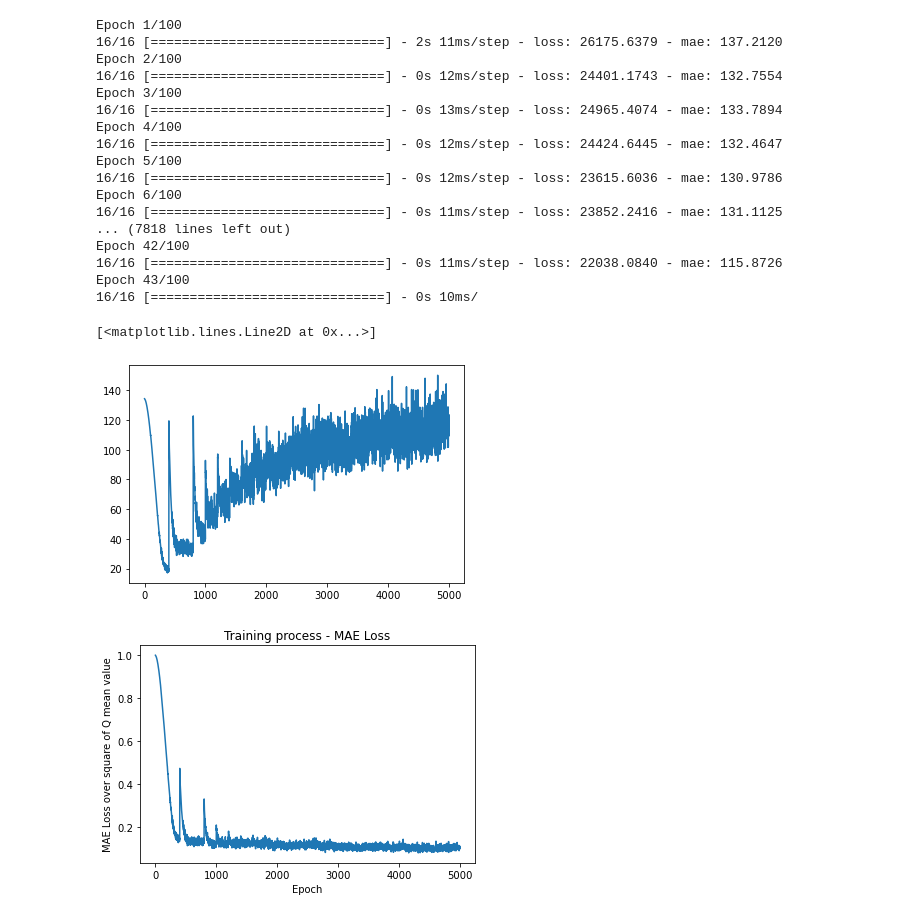
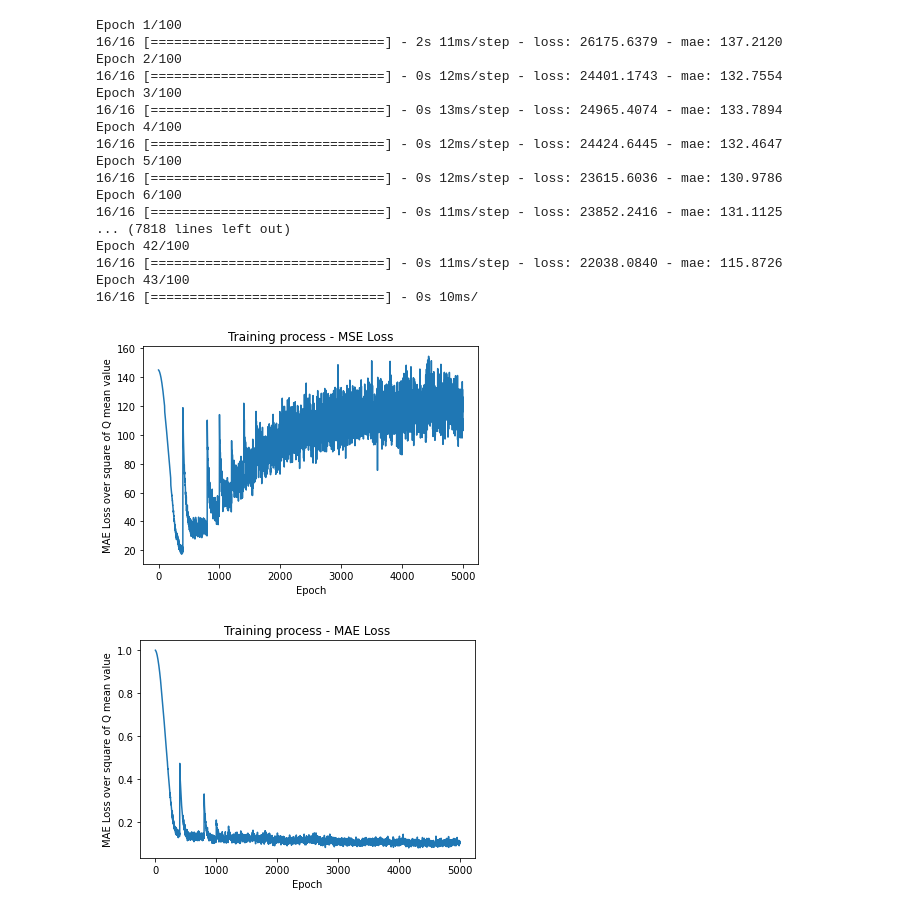
Before and after one commit to XindongXU/TR-DATA-RL, a Jupyter notebook: project_RL/Training.ipynb, the cells around one changed output. Cells and saved outputs as stored; diff of their text form; code cells hidden in the pictures.

```diff
--- a/project_RL/Training.ipynb
+++ b/project_RL/Training.ipynb
@@ -135,14 +135,17 @@ Epoch 43/100
 # np.save('mae_liste_', np.array(mae_liste_))
 # np.save('loss_liste', np.array(loss_liste))
 # %%
-# mae_liste  = np.load("mae_liste.npy")
-# mae_liste_ = np.load('mae_liste_.npy')
-# loss_liste = np.load("loss_liste.npy")
+mae_liste  = np.load("mae_liste.npy")
+mae_liste_ = np.load('mae_liste_.npy')
+loss_liste = np.load("loss_liste.npy")
-# %%
-plt.plot(np.array(mae_liste).reshape((-1)))
-# %% [output]
-[<matplotlib.lines.Line2D at 0x...>]
-[figure, removed]
+# %%
+plt.xlabel('Epoch')
+plt.ylabel('MAE Loss over square of Q mean value')
+plt.title('Training process - MSE Loss')
+plt.plot(np.array(mae_liste).reshape((-1)))
+plt.show()
+# %% [output]
+[figure, added]
 # %%
 # plt.ylim([0, 0.6])
 plt.xlabel('Epoch')
```
Also changed, not shown: 4 other files.
